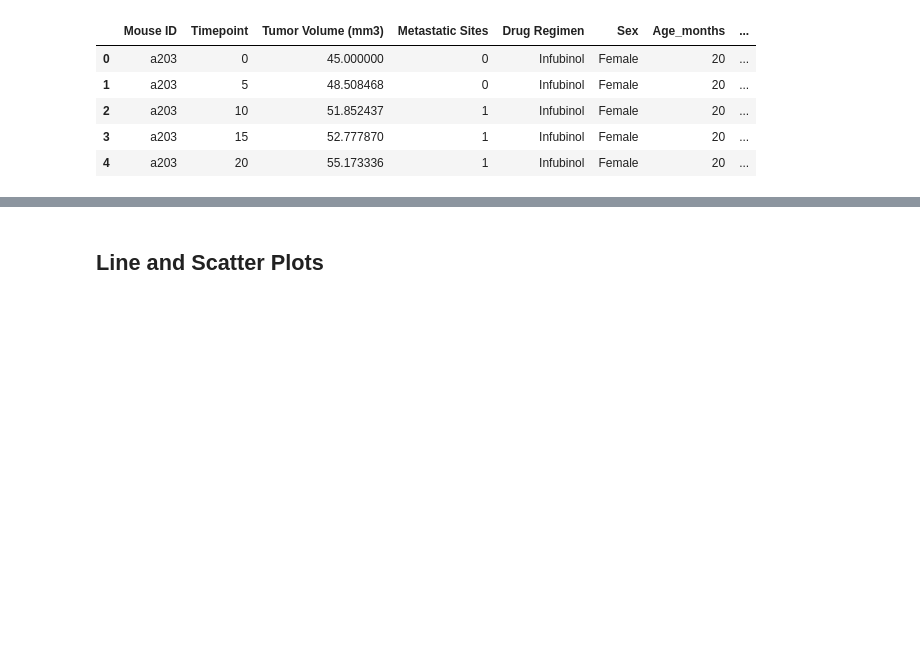
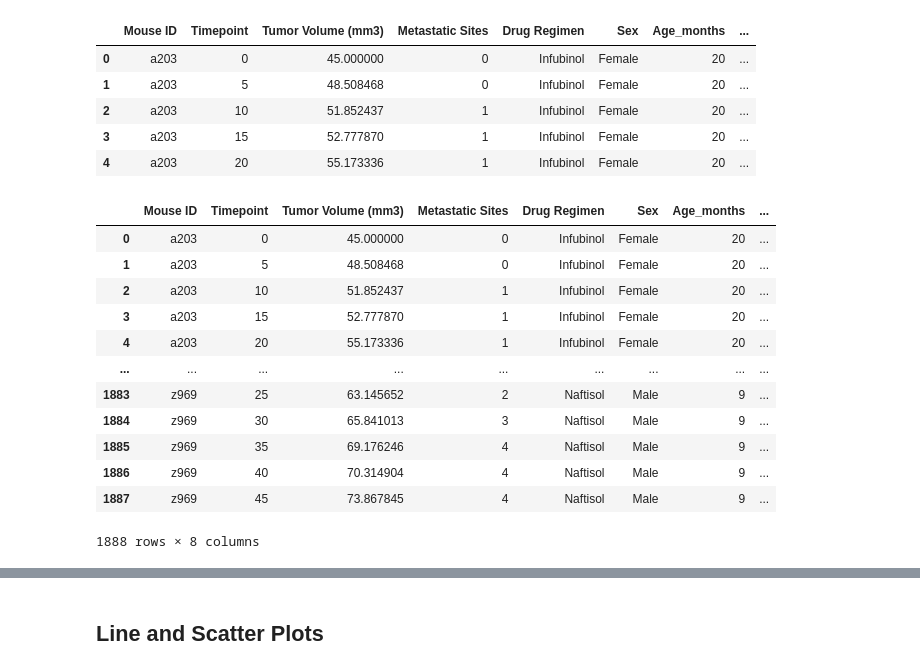
Before and after one commit to rperezme-data/DAB_H05_Matplotlib-challenge, a Jupyter notebook: Pymaceuticals/main.ipynb, the cells around one changed output, grey strips where cells are left out. Saved outputs shown, nothing was run; the diff lists cells and outputs as text; code cells hidden in the pictures; blank space fills up the shorter version.

```diff
--- a/Pymaceuticals/main.ipynb
+++ b/Pymaceuticals/main.ipynb
@@ -192,3 +192,19 @@ clean_data.head()
 | 2 | a203 | 10 | 51.852437 | 1 | Infubinol | Female | 20 | ... |
 | 3 | a203 | 15 | 52.777870 | 1 | Infubinol | Female | 20 | ... |
 | 4 | a203 | 20 | 55.173336 | 1 | Infubinol | Female | 20 | ... |
+# %%
+clean_data
+# %% [output]
+|  | Mouse ID | Timepoint | Tumor Volume (mm3) | Metastatic Sites | Drug Regimen | Sex | Age_months | ... |
+| 0 | a203 | 0 | 45.000000 | 0 | Infubinol | Female | 20 | ... |
+| 1 | a203 | 5 | 48.508468 | 0 | Infubinol | Female | 20 | ... |
+| 2 | a203 | 10 | 51.852437 | 1 | Infubinol | Female | 20 | ... |
+| 3 | a203 | 15 | 52.777870 | 1 | Infubinol | Female | 20 | ... |
+| 4 | a203 | 20 | 55.173336 | 1 | Infubinol | Female | 20 | ... |
+| ... | ... | ... | ... | ... | ... | ... | ... | ... |
+| 1883 | z969 | 25 | 63.145652 | 2 | Naftisol | Male | 9 | ... |
+| 1884 | z969 | 30 | 65.841013 | 3 | Naftisol | Male | 9 | ... |
+| 1885 | z969 | 35 | 69.176246 | 4 | Naftisol | Male | 9 | ... |
+| 1886 | z969 | 40 | 70.314904 | 4 | Naftisol | Male | 9 | ... |
+| 1887 | z969 | 45 | 73.867845 | 4 | Naftisol | Male | 9 | ... |
+1888 rows × 8 columns
```
Also changed, not shown: parts of 12 cells of this notebook.
